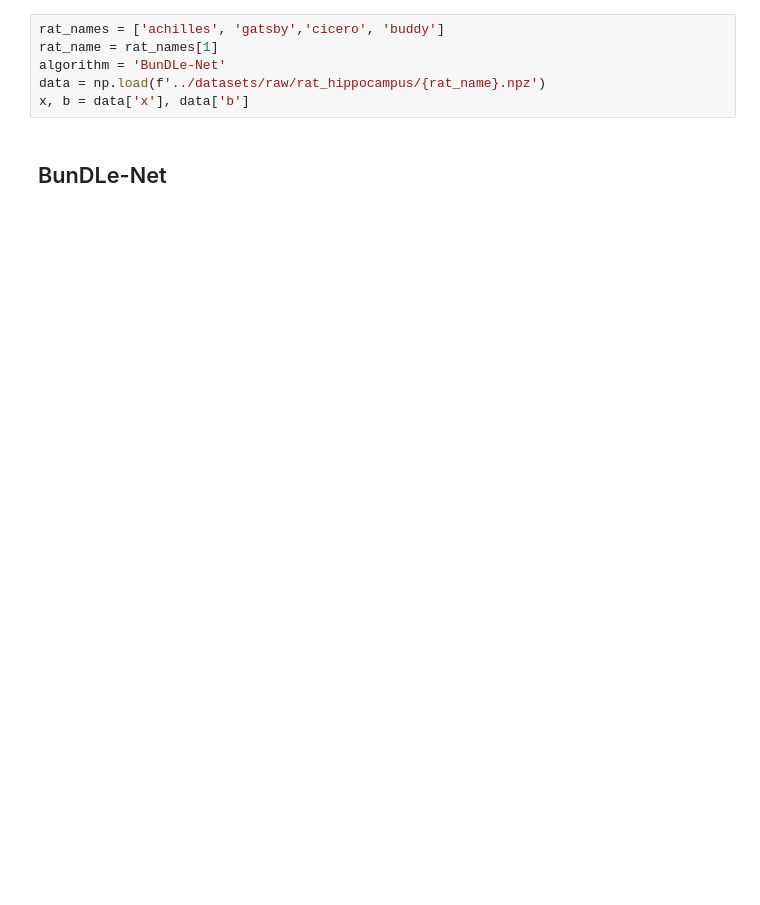
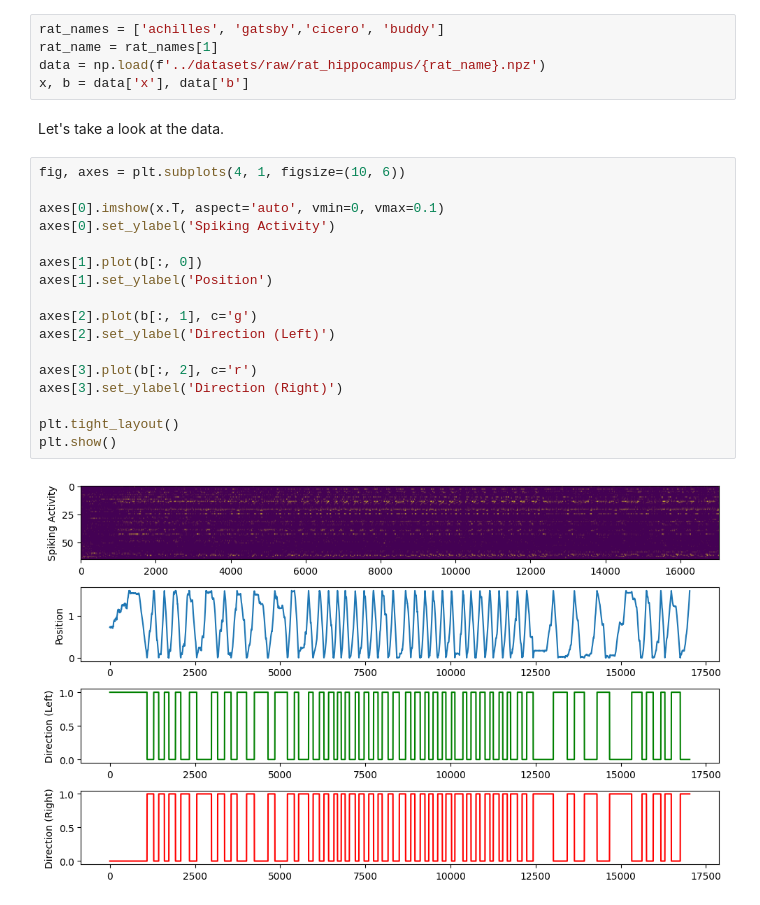
Before and after one commit to neuroinformatics-uni-vienna/NC-MCM, a Jupyter notebook: demos/bundlenet_on_continuous_behaviour_rat_hippocampus.ipynb, the cells around one changed output. Saved outputs shown, nothing was run; the diff lists cells and outputs as text; blank space fills up the shorter version.

```diff
--- a/demos/bundlenet_on_continuous_behaviour_rat_hippocampus.ipynb
+++ b/demos/bundlenet_on_continuous_behaviour_rat_hippocampus.ipynb
@@ -14,8 +23,26 @@ from ncmcm.visualisers.latent_space import LatentSpaceVisualiser
 # %%
 rat_names = ['achilles', 'gatsby','cicero', 'buddy']
 rat_name = rat_names[1]
-algorithm = 'BunDLe-Net'
 data = np.load(f'../datasets/raw/rat_hippocampus/{rat_name}.npz')
 x, b = data['x'], data['b']
-# %% [markdown]
-## BunDLe-Net
+# %% [markdown]
+Let's take a look at the data.
+# %%
+fig, axes = plt.subplots(4, 1, figsize=(10, 6))
+
+axes[0].imshow(x.T, aspect='auto', vmin=0, vmax=0.1)
+axes[0].set_ylabel('Spiking Activity')
+
+axes[1].plot(b[:, 0])
+axes[1].set_ylabel('Position')
+
+axes[2].plot(b[:, 1], c='g')
+axes[2].set_ylabel('Direction (Left)')
+
+axes[3].plot(b[:, 2], c='r')
+axes[3].set_ylabel('Direction (Right)')
+
+plt.tight_layout()
+plt.show()
+# %% [output]
+[figure, added]
```
Also changed, not shown: parts of 17 cells of this notebook, 12 other files.
